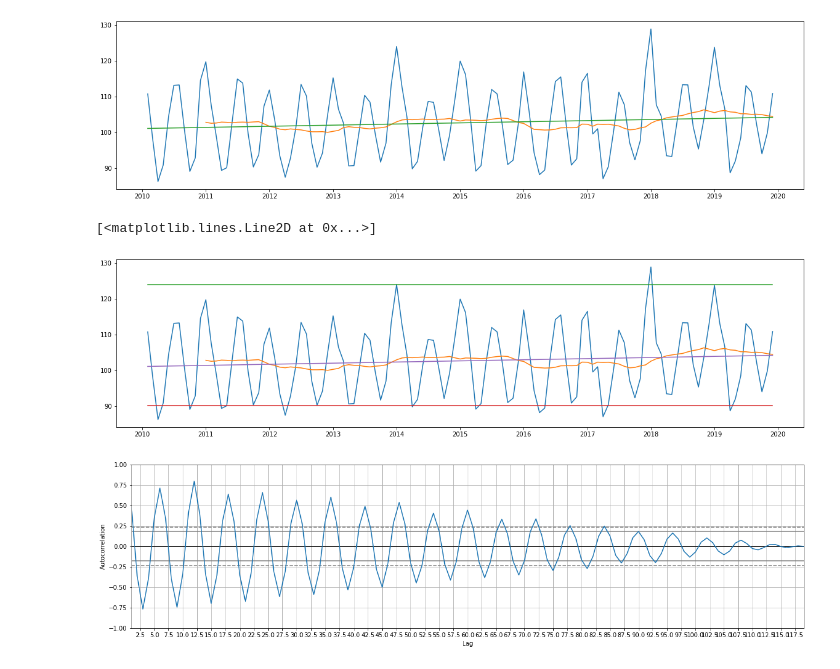
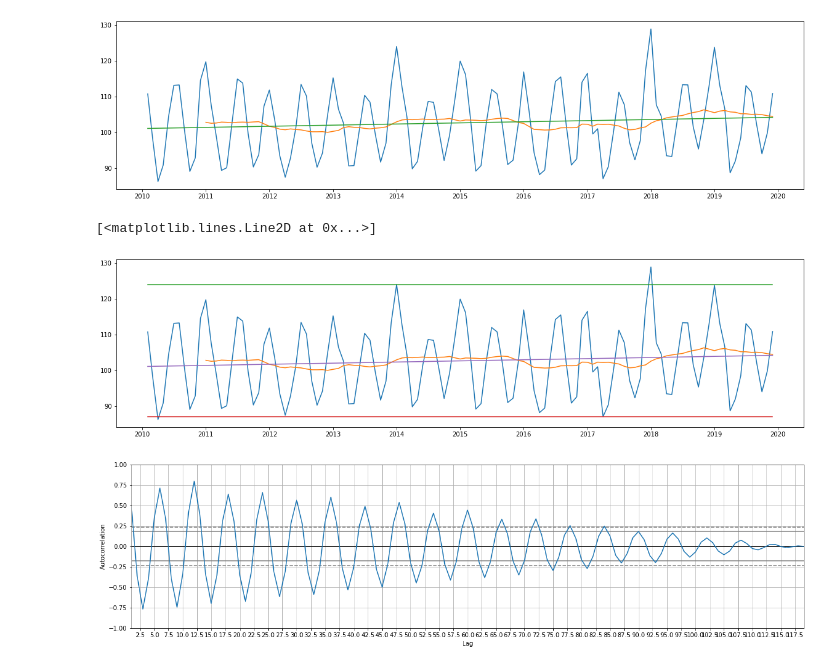
Before and after one commit to fuse-nine/weather-widget, a Jupyter notebook: Skillbox_Анализ_данных_3_день_1_07_20.ipynb, the cells around one changed output. Drawn from its saved outputs; the diff is of its cells as text; code cells hidden in the pictures.

```diff
--- a/Skillbox_Анализ_данных_3_день_1_07_20.ipynb
+++ b/Skillbox_Анализ_данных_3_день_1_07_20.ipynb
@@ -136,20 +136,20 @@ plt.plot(data_crop.index, result)
 [figure]
 # %%
 quntile_99 = data_crop['IPG2211A2N'].quantile(0.99)
-quntile_09 = data_crop['IPG2211A2N'].quantile(0.09)
+quntile_01 = data_crop['IPG2211A2N'].quantile(0.01)
 data_crop = data_crop.copy()
 data_crop['quantile_99'] = quntile_99
-data_crop['quantile_09'] = quntile_09
+data_crop['quantile_01'] = quntile_01
 
 plt.figure(figsize=(20, 5))
 plt.plot(data_crop.index, data_crop['IPG2211A2N'])
 plt.plot(data_crop.index, data_crop['IPG2211A2N'].rolling(12).mean())
 plt.plot(data_crop.index, data_crop['quantile_99'])
-plt.plot(data_crop.index, data_crop['quantile_09'])
+plt.plot(data_crop.index, data_crop['quantile_01'])
 plt.plot(data_crop.index, result)
 # %% [output]
 [<matplotlib.lines.Line2D at 0x...>]
-[figure, old version]
+[figure, new version]
 # %%
 plt.figure(figsize=(20, 5))
 pd.plotting.autocorrelation_plot(data_crop['IPG2211A2N'])
```
